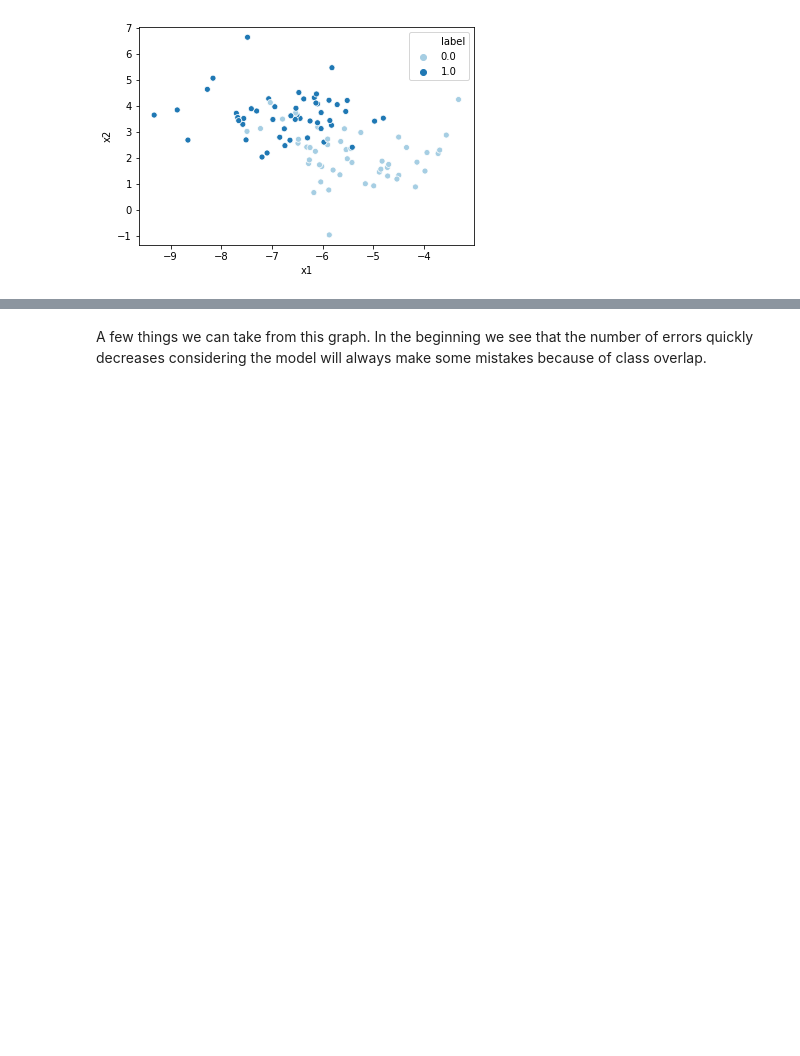
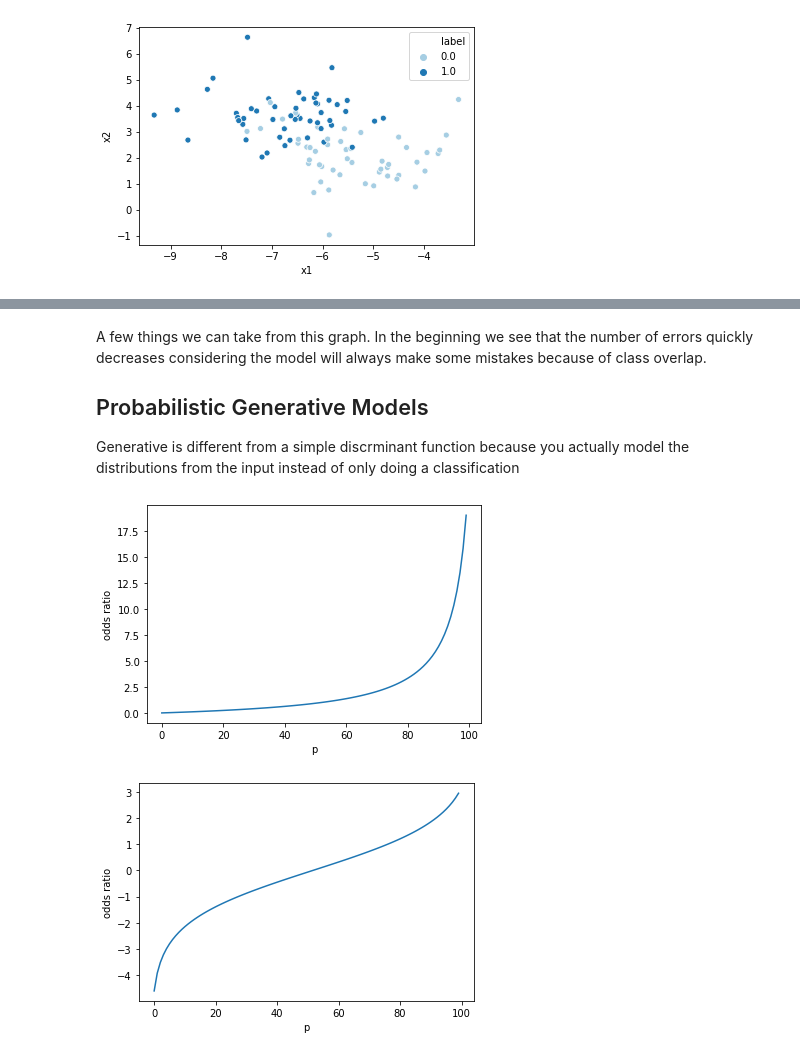
Before and after one commit to wouterMostard/PRML, a Jupyter notebook: Chapter 4 Linear Models for classification.ipynb, the cells around one changed output, grey strips where cells are left out. Saved outputs shown, nothing was run; the diff lists cells and outputs as text; code cells hidden in the pictures; blank space fills up the shorter version.

Commit message:
Add logistic sigmoid classification

```diff
--- a/Chapter 4 Linear Models for classification.ipynb
+++ b/Chapter 4 Linear Models for classification.ipynb
@@ -251,2 +251,23 @@ Text(0, 0.5, 'Number wrong')
 # %% [markdown]
 A few things we can take from this graph. In the beginning we see that the number of errors quickly decreases considering the model will always make some mistakes because of class overlap.
+
+## Probabilistic Generative Models
+
+Generative is different from a simple discrminant function because you actually model the distributions from the input instead of only doing a classification
+# %%
+p = np.linspace(0.01, 0.95, 100)
+
+plt.figure()
+plt.plot(p / (1 - p))
+plt.xlabel('p')
+plt.ylabel('odds ratio')
+
+plt.figure()
+plt.plot(np.log(p / (1 - p)))
+plt.xlabel('p')
+plt.ylabel('odds ratio')
+
+plt.show()
+# %% [output]
+[figure, added]
+[figure, added]
```
Also changed, not shown: parts of 10 cells of this notebook.
